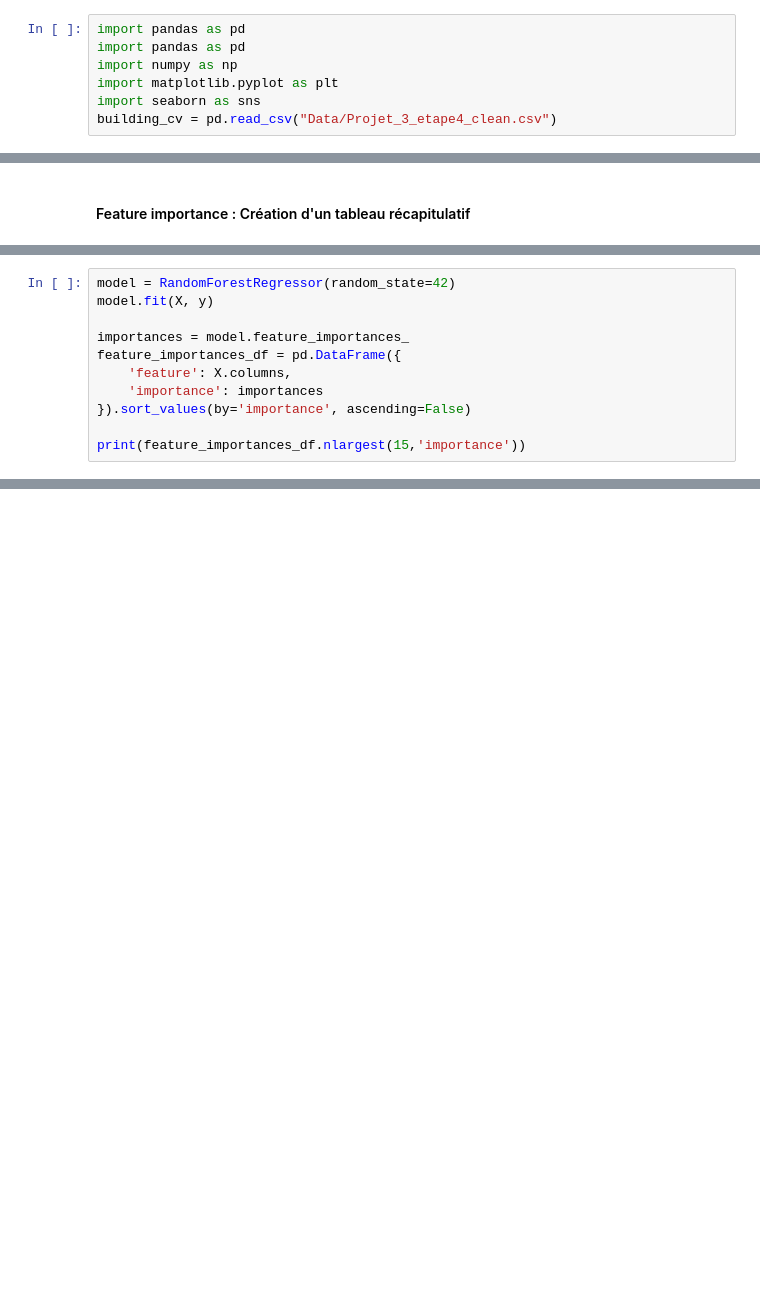
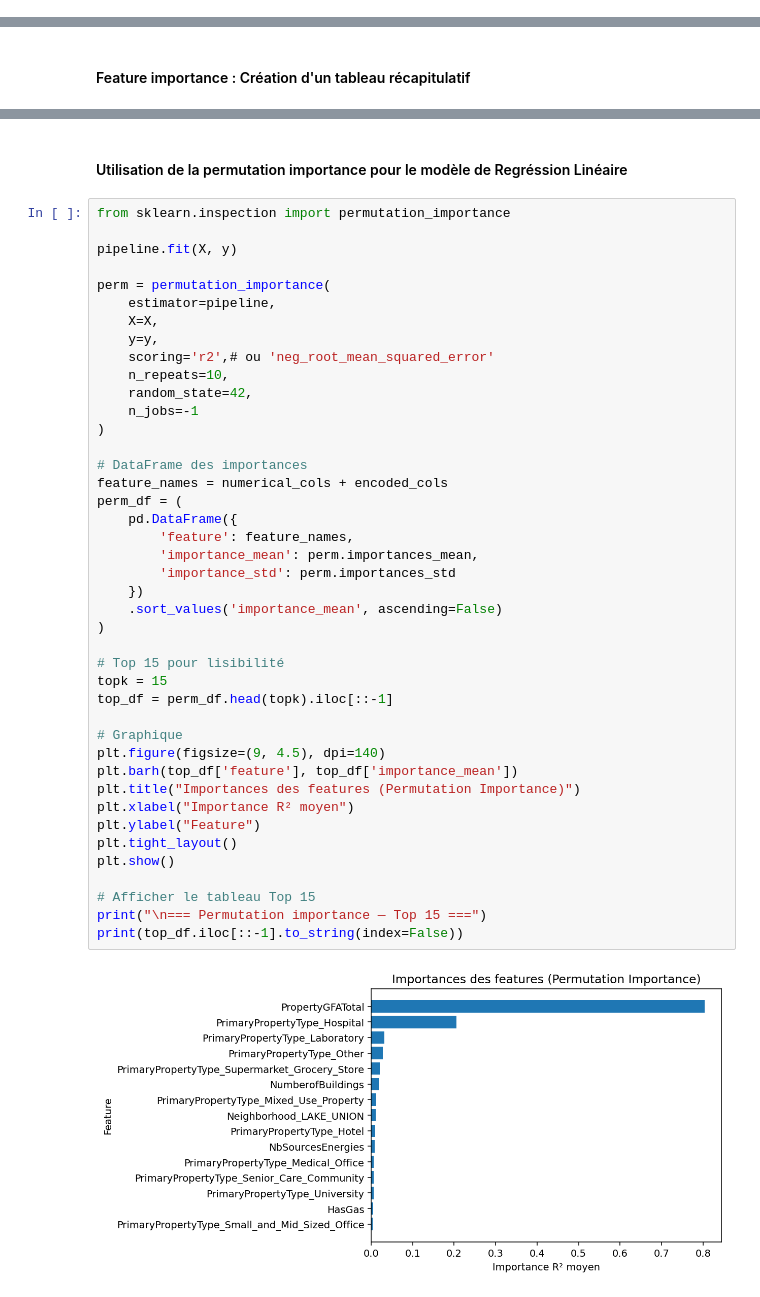
Before and after one commit to SCFlorian/Anticipez_besoins_consommations_batiments, a Jupyter notebook: notebooks/Notebook_5_optimisation_modele.ipynb, the cells around one changed output, grey strips where cells are left out. Saved outputs shown, nothing was run; the diff lists cells and outputs as text; blank space fills up the shorter version.

```diff
--- a/notebooks/Notebook_5_optimisation_modele.ipynb
+++ b/notebooks/Notebook_5_optimisation_modele.ipynb
@@ -31,10 +38,3 @@ from sklearn.model_selection import cross_validate
-# %%
-import pandas as pd
-import pandas as pd
-import numpy as np
-import matplotlib.pyplot as plt
-import seaborn as sns
-building_cv = pd.read_csv("Data/Projet_3_etape4_clean.csv")
 # %% [markdown]
 * Petit récapitulatif
 # %%
@@ -300,11 +281,0 @@ Le problème ne se situe pas forcément dans l’algorithme ou l’hyperparamét
-# %%
-model = RandomForestRegressor(random_state=42)
-model.fit(X, y)
-
-importances = model.feature_importances_
-feature_importances_df = pd.DataFrame({
-    'feature': X.columns,
-    'importance': importances
-}).sort_values(by='importance', ascending=False)
-
-print(feature_importances_df.nlargest(15,'importance'))
@@ -349,0 +282,46 @@ plt.show()
+# %% [markdown]
+#### Utilisation de la permutation importance pour le modèle de Regréssion Linéaire
+# %%
+from sklearn.inspection import permutation_importance
+
+pipeline.fit(X, y)
+
+perm = permutation_importance(
+    estimator=pipeline,
+    X=X,
+    y=y,
+    scoring='r2',# ou 'neg_root_mean_squared_error'
+    n_repeats=10,
+    random_state=42,
+    n_jobs=-1
+)
+
+# DataFrame des importances
+feature_names = numerical_cols + encoded_cols
+perm_df = (
+    pd.DataFrame({
+        'feature': feature_names,
+        'importance_mean': perm.importances_mean,
+        'importance_std': perm.importances_std
+    })
+    .sort_values('importance_mean', ascending=False)
+)
+
+# Top 15 pour lisibilité
+topk = 15
+top_df = perm_df.head(topk).iloc[::-1]
+
+# Graphique
+plt.figure(figsize=(9, 4.5), dpi=140)
+plt.barh(top_df['feature'], top_df['importance_mean'])
+plt.title("Importances des features (Permutation Importance)")
+plt.xlabel("Importance R² moyen")
+plt.ylabel("Feature")
+plt.tight_layout()
+plt.show()
+
+# Afficher le tableau Top 15
+print("\n=== Permutation importance — Top 15 ===")
+print(top_df.iloc[::-1].to_string(index=False))
+# %% [output]
+[figure, added]
```
Also changed, not shown: parts of 32 cells of this notebook, 16 other files.
